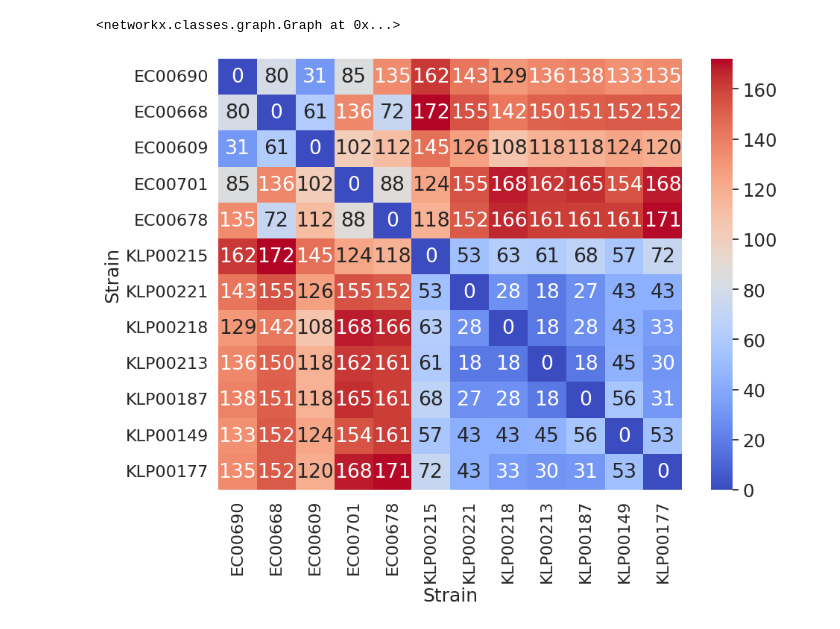
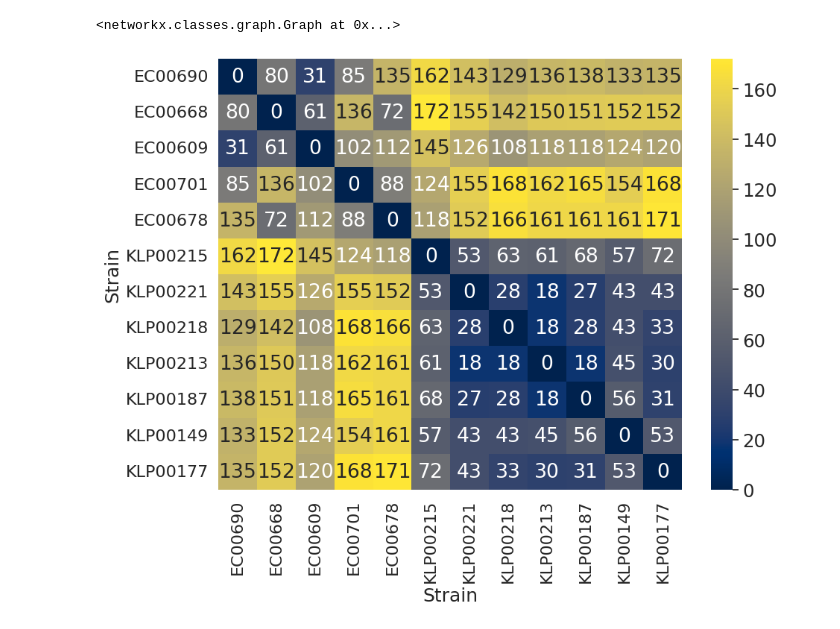
Before and after one commit to shadayguerrero/TDA_Horizontal_Genes_Transfer, a Jupyter notebook: Notebooks/Examples_real_data.ipynb, the cells around one changed output. Saved outputs shown, nothing was run; the diff lists cells and outputs as text; code cells hidden in the pictures.

```diff
--- a/Notebooks/Examples_real_data.ipynb
+++ b/Notebooks/Examples_real_data.ipynb
@@ -149,7 +149,7 @@ def visualize_simplicial_complex(simplex_tree, filtration_value, vertex_names=No
 ## Import data
 We imported the gene count table for the *Escherichia* and *Klebsiella* strains referenced in our work.
 # %%
-link="https://raw.githubusercontent.com/shadayguerrero/TDA_Horizontal_Genes_Transfer/main/BVBRC_protein_families_all_final.csv"
+link="https://raw.githubusercontent.com/shadayguerrero/TDA_Horizontal_Genes_Transfer/main/data/BVBRC_protein_families_all_final.csv"
 short=pd.read_csv(link,index_col=0)
 short
 # Re-index for the Strain
@@ -297,26 +297,26 @@ visualize_simplicial_complex(simplex_tree3,119,strain_names,save_filename="plots
 # %%
 # Adjust the size of the plot
 plt.figure(figsize=(10, 8))  # You can adjust these numbers according to your needs
 
 # Create the heatmap
-sns.heatmap(hamming_matrix_3, annot=True, cmap='coolwarm', xticklabels=strain_names, yticklabels=strain_names, fmt='.0f')
+sns.heatmap(hamming_matrix_3, annot=True, cmap='cividis', xticklabels=strain_names, yticklabels=strain_names, fmt='.0f')
 
 # Add titles and labels if necessary
 #plt.title('Heatmap for Hamming Matrix')
 plt.xlabel('Strain', fontsize=18)
 plt.ylabel('Strain', fontsize=18)
 
 # Adjust the layout
 plt.tight_layout()
 
 # Save the plot
 plt.savefig("plots/heatmap_hamming.svg", dpi=600)
 #plt.savefig("plots/heatmap_hamming.png", dpi=600)
 # Increase the size of the axis labels
 plt.xticks(fontsize=16)  # Adjust the size as needed
 plt.yticks(fontsize=16)
 sns.set(font_scale=1.6)
 # Display the plot
 plt.show()
 # %% [output]
-[figure, old version]
+[figure, new version]
```
Also changed, not shown: 8 other files.
